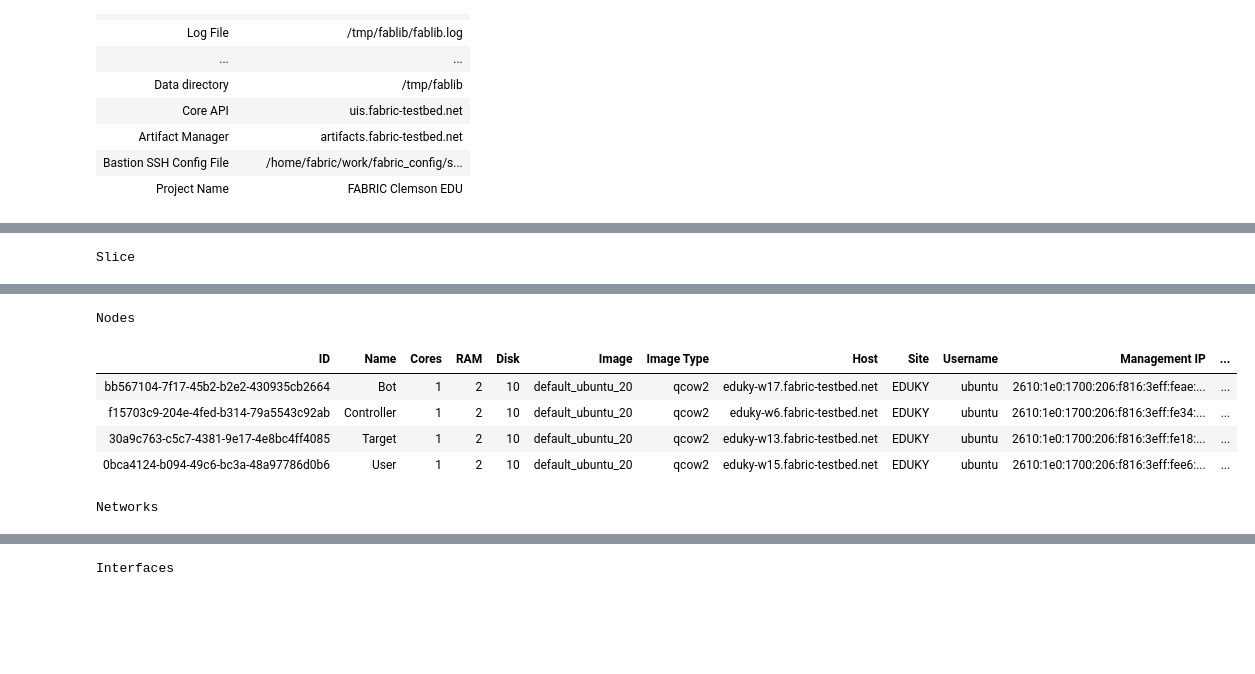
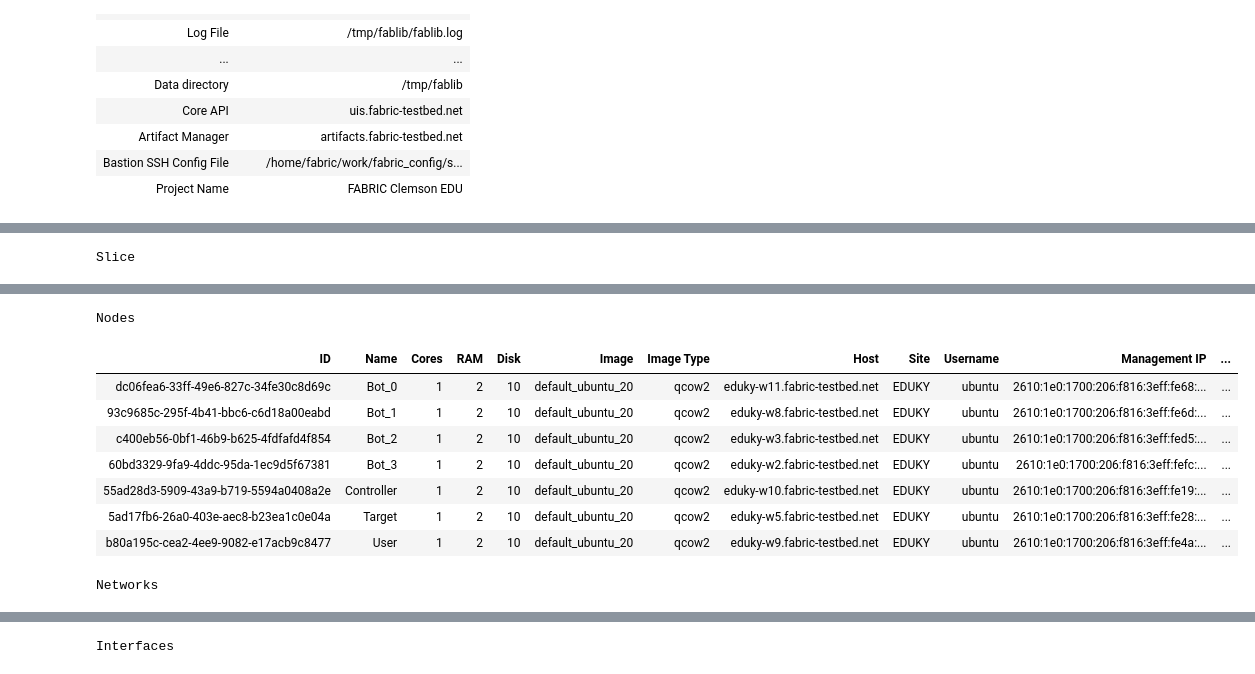
Before and after one commit to benja3/ece6400-ddos-sim, a Jupyter notebook: CreateSlice.ipynb, the cells around one changed output, grey strips where cells are left out. Drawn from its saved outputs; the diff is of its cells as text; code cells hidden in the pictures; blank space fills up the shorter version.

Commit message:
multi bot slice done

```diff
--- a/CreateSlice.ipynb
+++ b/CreateSlice.ipynb
@@ -48,9 +48,8 @@ FABlib Config
 cores = 1
 ram = 2
 disk = 10
-nBots = 1
-nUsers = 1
-nNodes = 2 + nBots + nUsers
+nBots = 4
+nNodes = 3 + nBots
 # %%
 # Define and Submit Slice
 slice_name = "ECE6400-Final-DDoS-Sim"
@@ -60,64 +59,42 @@ print(site)
 nicmodel = "NIC_Basic"
 image = "default_ubuntu_20"
 
-# Nodes
-#userNode
-#controllerNode
-#targetNode
-#botNodes = [None] * nBots
-#userNodes = [None] * nUsers
+network_name="network"
 
-# Interfaces
-#userInterface
-#controllerInterfaces
-#targetInterfaces
-#botInterfaces
-#userInterfaces
+botNodes = [None] * nBots
+network_interfaces = [None] * nNodes
 
-try:
-    slice = fablib.new_slice(name=slice_name)
+slice = fablib.new_slice(name=slice_name)
 
-    # Create all of the nodes for the network
-    userNode = slice.add_node(name="User", site=site)
-    userNode.set_capacities(cores=cores, ram=ram, disk=disk)
-    userNode.set_image(image)
-    user_ap = userNode.add_component(model=nicmodel, name="user-nic").get_interfaces()[0]
+# Create all of the nodes for the network
+userNode = slice.add_node(name="User", site=site)
+userNode.set_capacities(cores=cores, ram=ram, disk=disk)
+userNode.set_image(image)
+user_ap = userNode.add_component(model=nicmodel, name="user-nic").get_interfaces()[0]
+network_interfaces[nNodes - 3] = user_ap
 
-    targetNode = slice.add_node(name="Target", site=site)
-    targetNode.set_capacities(cores=cores, ram=ram, disk=disk)
-    targetNode.set_image(image)
-    target_ap1 = targetNode.add_component(model=nicmodel, name="target-nic1").get_interfaces()[0]
-    target_ap2 = targetNode.add_component(model=nicmodel, name="target-nic2").get_interfaces()[0]
+targetNode = slice.add_node(name="Target", site=site)
+targetNode.set_capacities(cores=cores, ram=ram, disk=disk)
+targetNode.set_image(image)
+target_ap = targetNode.add_component(model=nicmodel, name="target-nic").get_interfaces()[0]
+network_interfaces[nNodes - 2] = target_ap
 
-    # 1 bot for now while gettings things up and running
-    botNode = slice.add_node(name="Bot", site=site)
-    botNode.set_capacities(cores=cores, ram=ram, disk=disk)
-    botNode.set_image(image)
-    bot_ap1 = botNode.add_component(model=nicmodel, name="bot-nic1").get_interfaces()[0]
-    bot_ap2 = botNode.add_component(model=nicmodel, name="bot-nic2").get_interfaces()[0]
+for i in range(0, nBots):
+    botNodes[i] = slice.add_node(name="Bot_" + str(i), site=site)
+    botNodes[i].set_capacities(cores=cores, ram=ram, disk=disk)
+    botNodes[i].set_image(image)
+    network_interfaces[i] = botNodes[i].add_component(model=nicmodel, name="bot-nic-" + str(i)).get_interfaces()[0]
 
-    controllerNode = slice.add_node(name="Controller", site=site)
-    controllerNode.set_capacities(cores=cores, ram=ram, disk=disk)
-    controllerNode.set_image(image)
-    controller_ap = controllerNode.add_component(model=nicmodel, name="controller-nic").get_interfaces()[0]
+controllerNode = slice.add_node(name="Controller", site=site)
+controllerNode.set_capacities(cores=cores, ram=ram, disk=disk)
+controllerNode.set_image(image)
+controller_ap = controllerNode.add_component(model=nicmodel, name="controller-nic").get_interfaces()[0]
+network_interfaces[nNodes - 1] = controller_ap
 
-    '''
-    for i in range(0, nBots):
-        botNodes[i] = slice.add_node(name="Bot_" + str(i), site=site)
-        botNodes[i].set_capacities(cores=cores, ram=ram, disk=disk)
-        botNodes[i].set_image(image)
-        Ap1 = botNodes[i].add_component(model=nicmodel, name="bot-nic-" + str(i)).get_interfaces()[0]
-        Ap2 = botNodes[i].add_component(model=nicmodel, name="bot-nic-" + str(i)).get_interfaces()[0]
-    '''
+# Network
+l2_network = slice.add_l2network(name=network_name, interfaces=network_interfaces)
 
-    # Network
-    link_target_user = slice.add_l2network(name="tu_bridge", interfaces=[target_ap1, user_ap])
-    link_bot_target = slice.add_l2network(name="bt_bridge", interfaces=[bot_ap1, target_ap2])
-    link_controller_bot = slice.add_l2network(name="cb_bridge", interfaces=[controller_ap, bot_ap2])
 
-    #Submit Slice Request
-    slice.submit()
-
-except Exception as e:
-    print(f"Slice Failed: {e}")
+#Submit Slice Request
+slice.submit()
 # %% [output]
@@ -130,10 +107,13 @@ Slice
 | Project ID | 0508639f-d515-44c8-b922-cf4cf000b6d9 |
 | State | StableOK |
 Nodes
 | ID | Name | Cores | RAM | Disk | Image | Image Type | Host | Site | Username | Management IP | ... |
-| bb567104-7f17-45b2-b2e2-430935cb2664 | Bot | 1 | 2 | 10 | default_ubuntu_20 | qcow2 | eduky-w17.fabric-testbed.net | EDUKY | ubuntu | 2610:1e0:1700:206:f816:3eff:feae:... | ... |
-| f15703c9-204e-4fed-b314-79a5543c92ab | Controller | 1 | 2 | 10 | default_ubuntu_20 | qcow2 | eduky-w6.fabric-testbed.net | EDUKY | ubuntu | 2610:1e0:1700:206:f816:3eff:fe34:... | ... |
-| 30a9c763-c5c7-4381-9e17-4e8bc4ff4085 | Target | 1 | 2 | 10 | default_ubuntu_20 | qcow2 | eduky-w13.fabric-testbed.net | EDUKY | ubuntu | 2610:1e0:1700:206:f816:3eff:fe18:... | ... |
-| 0bca4124-b094-49c6-bc3a-48a97786d0b6 | User | 1 | 2 | 10 | default_ubuntu_20 | qcow2 | eduky-w15.fabric-testbed.net | EDUKY | ubuntu | 2610:1e0:1700:206:f816:3eff:fee6:... | ... |
+| dc06fea6-33ff-49e6-827c-34fe30c8d69c | Bot_0 | 1 | 2 | 10 | default_ubuntu_20 | qcow2 | eduky-w11.fabric-testbed.net | EDUKY | ubuntu | 2610:1e0:1700:206:f816:3eff:fe68:... | ... |
+| 93c9685c-295f-4b41-bbc6-c6d18a00eabd | Bot_1 | 1 | 2 | 10 | default_ubuntu_20 | qcow2 | eduky-w8.fabric-testbed.net | EDUKY | ubuntu | 2610:1e0:1700:206:f816:3eff:fe6d:... | ... |
+| c400eb56-0bf1-46b9-b625-4fdfafd4f854 | Bot_2 | 1 | 2 | 10 | default_ubuntu_20 | qcow2 | eduky-w3.fabric-testbed.net | EDUKY | ubuntu | 2610:1e0:1700:206:f816:3eff:fed5:... | ... |
+| 60bd3329-9fa9-4ddc-95da-1ec9d5f67381 | Bot_3 | 1 | 2 | 10 | default_ubuntu_20 | qcow2 | eduky-w2.fabric-testbed.net | EDUKY | ubuntu | 2610:1e0:1700:206:f816:3eff:fefc:... | ... |
+| 55ad28d3-5909-43a9-b719-5594a0408a2e | Controller | 1 | 2 | 10 | default_ubuntu_20 | qcow2 | eduky-w10.fabric-testbed.net | EDUKY | ubuntu | 2610:1e0:1700:206:f816:3eff:fe19:... | ... |
+| 5ad17fb6-26a0-403e-aec8-b23ea1c0e04a | Target | 1 | 2 | 10 | default_ubuntu_20 | qcow2 | eduky-w5.fabric-testbed.net | EDUKY | ubuntu | 2610:1e0:1700:206:f816:3eff:fe28:... | ... |
+| b80a195c-cea2-4ee9-9082-e17acb9c8477 | User | 1 | 2 | 10 | default_ubuntu_20 | qcow2 | eduky-w9.fabric-testbed.net | EDUKY | ubuntu | 2610:1e0:1700:206:f816:3eff:fe4a:... | ... |
 Networks
 | ID | Name | Layer | Type | Site | Subnet | Gateway | State | Error |
```
Also changed, not shown: parts of 5 cells of this notebook.
